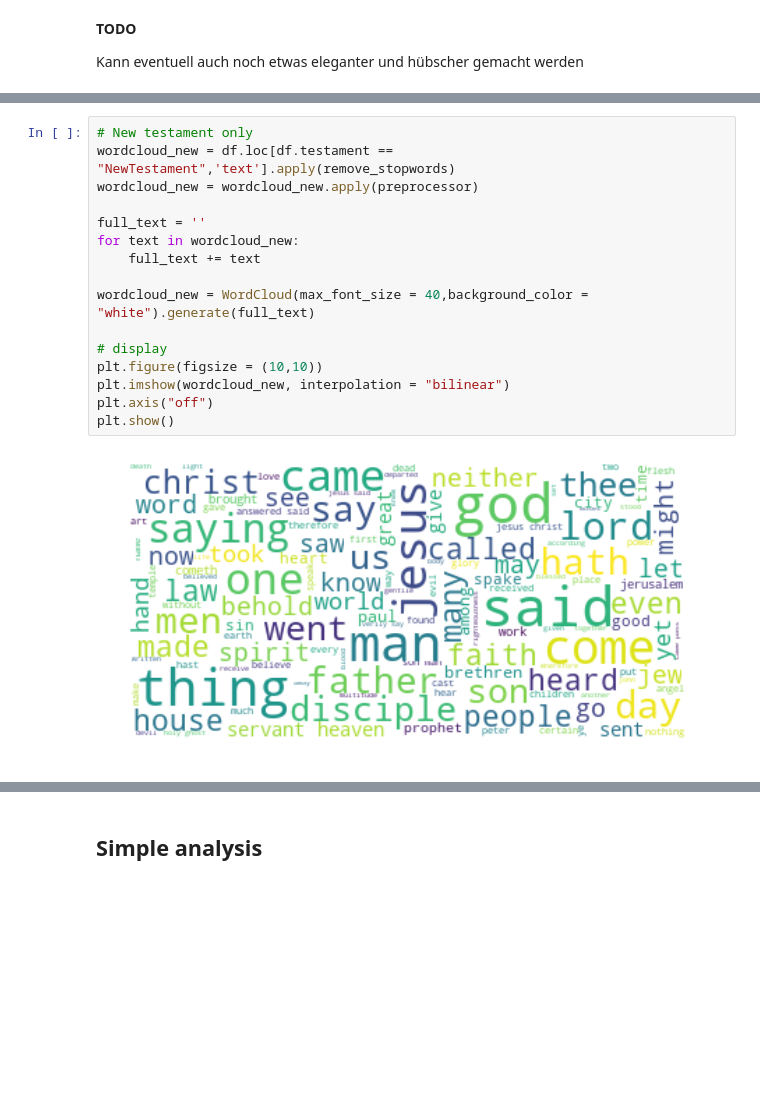
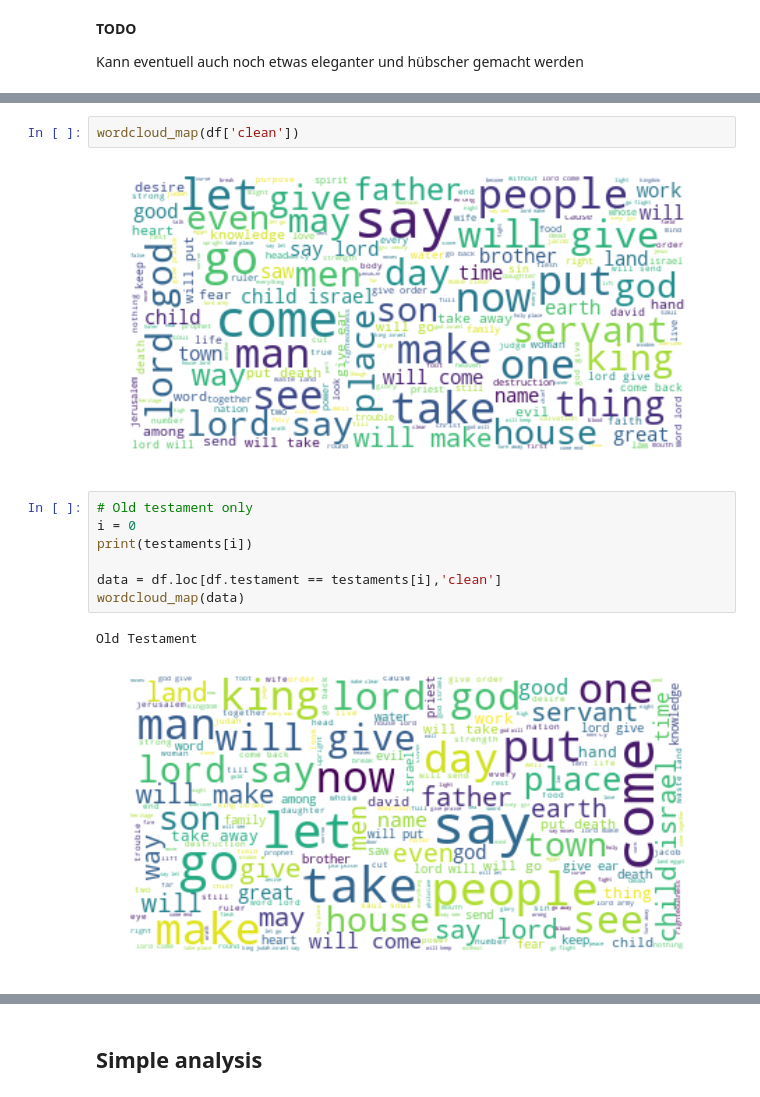
Before and after one commit to Amglex/Machine-Learning-for-textual-data, a Jupyter notebook: ML_Project.ipynb, the cells around one changed output, grey strips where cells are left out. Cells and saved outputs as stored; diff of their text form; blank space fills up the shorter version.

```diff
--- a/ML_Project.ipynb
+++ b/ML_Project.ipynb
@@ -339,18 +342,14 @@ plt.show()
-# %%
-# New testament only
-wordcloud_new = df.loc[df.testament == "NewTestament",'text'].apply(remove_stopwords)
-wordcloud_new = wordcloud_new.apply(preprocessor)
-
-full_text = ''
-for text in wordcloud_new:
-    full_text += text
-
-wordcloud_new = WordCloud(max_font_size = 40,background_color = "white").generate(full_text)
-
-# display
-plt.figure(figsize = (10,10))
-plt.imshow(wordcloud_new, interpolation = "bilinear")
-plt.axis("off")
-plt.show()
-# %% [output]
-[figure, removed]
+# %%
+wordcloud_map(df['clean'])
+# %% [output]
+[figure, added]
+# %%
+# Old testament only
+i = 0
+print(testaments[i])
+
+data = df.loc[df.testament == testaments[i],'clean']
+wordcloud_map(data)
+# %% [output]
+Old Testament
+[figure, added]
```
Also changed, not shown: parts of 47 cells of this notebook.
